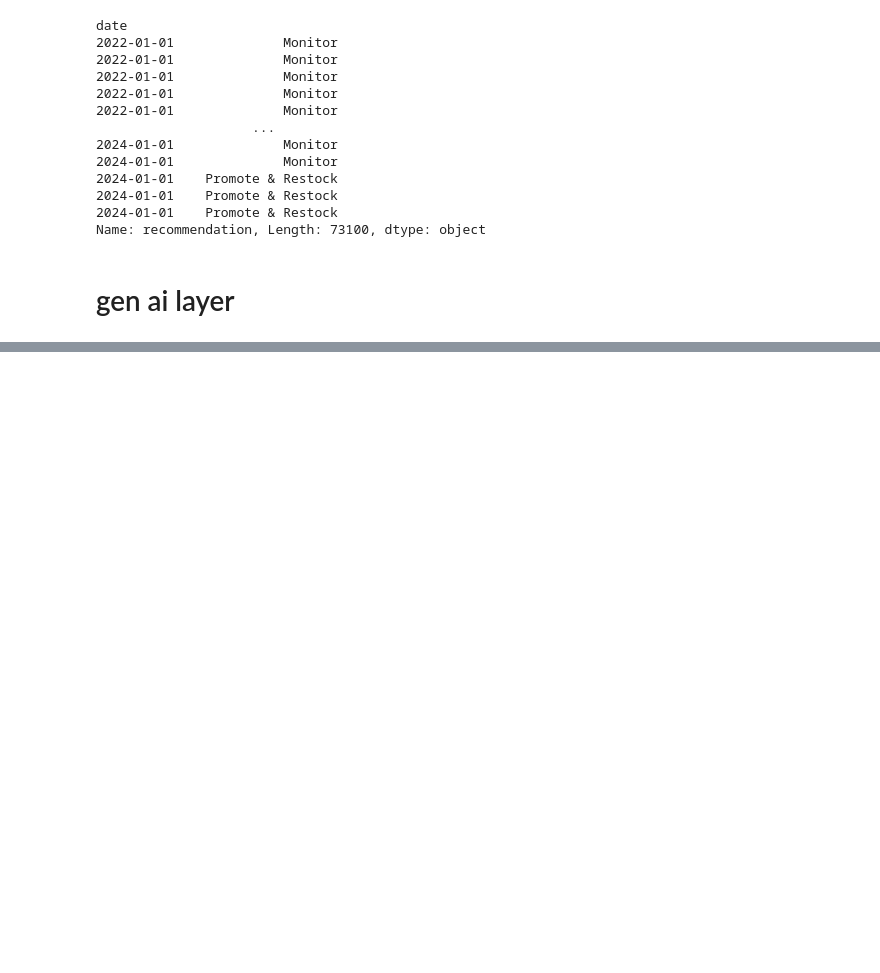
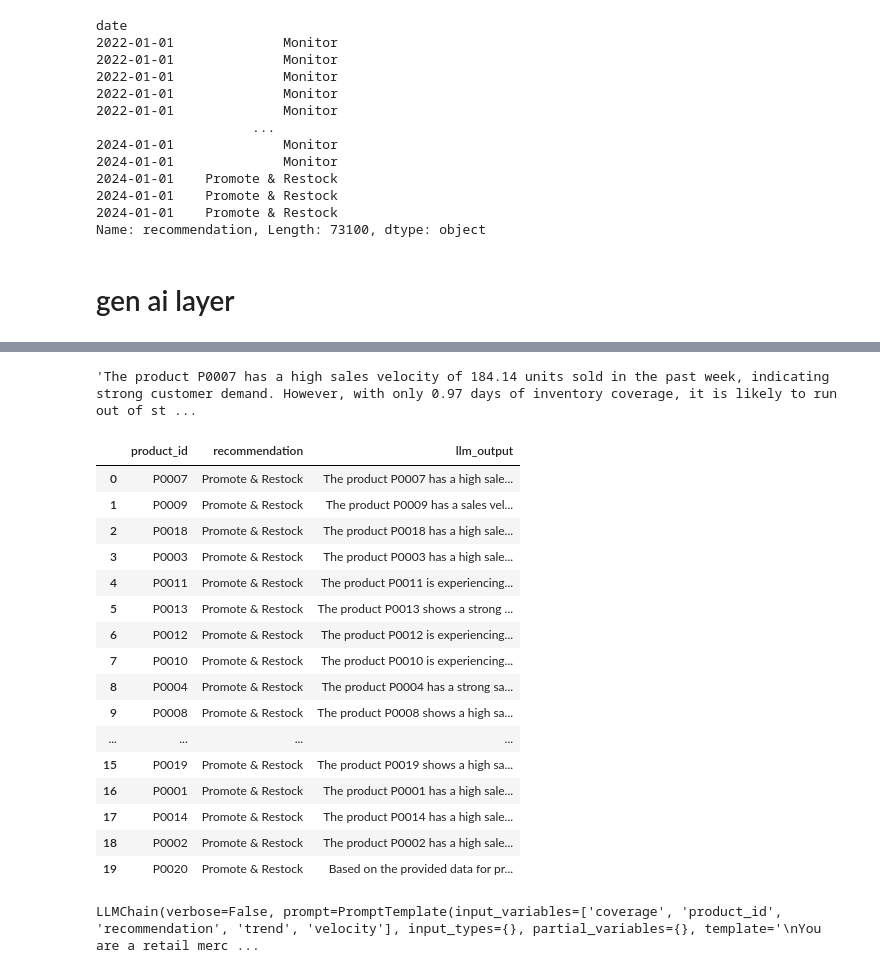
Before and after one commit to kiranrawat/retail-merchandising-copilot, a Jupyter notebook: analysis.ipynb, the cells around one changed output, grey strips where cells are left out. Saved outputs shown, nothing was run; the diff lists cells and outputs as text; code cells hidden in the pictures; blank space fills up the shorter version.

```diff
--- a/analysis.ipynb
+++ b/analysis.ipynb
@@ -143,0 +161,34 @@ print(response.choices[0].message.content)
+# %%
+results = []
+
+for _, row in df_latest.iterrows():
+    context = f"""
+    Product: {row['product_id']}
+    Sales velocity (7d): {row['sales_velocity_7d']:.2f}
+    Trend score: {row['trend_score']:.2f}
+    Inventory coverage: {row['inventory_coverage_days']:.2f} days
+    Recommendation: {row['recommendation']}
+    """
+
+    prompt = f"""
+    You are a retail merchandising assistant.
+
+    {context}
+
+    Explain briefly why and what action should be taken.
+    """
+
+    response = client.chat.completions.create(
+        model="gpt-4o-mini",
+        messages=[{"role": "user", "content": prompt}]
+    )
+
+    results.append({
+        "product_id": row['product_id'],
+        "recommendation": row['recommendation'],
+
+        "llm_output": response.choices[0].message.content
+    })
+# %%
+df_results = pd.DataFrame(results)
+df_results.head()
@@ -143,0 +202,4 @@ print(response.choices[0].message.content)
+# %%
+df_results.iloc[0]['llm_output']
+# %% [output]
+'The product P0007 has a high sales velocity of 184.14 units sold in the past week, indicating strong customer demand. However, with only 0.97 days of inventory coverage, it is likely to run out of st ...
@@ -143,0 +208,20 @@ print(response.choices[0].message.content)
+# %%
+df_results
+# %% [output]
+|  | product_id | recommendation | llm_output |
+| 0 | P0007 | Promote & Restock | The product P0007 has a high sale... |
+| 1 | P0009 | Promote & Restock | The product P0009 has a sales vel... |
+| 2 | P0018 | Promote & Restock | The product P0018 has a high sale... |
+| 3 | P0003 | Promote & Restock | The product P0003 has a high sale... |
+| 4 | P0011 | Promote & Restock | The product P0011 is experiencing... |
+| 5 | P0013 | Promote & Restock | The product P0013 shows a strong ... |
+| 6 | P0012 | Promote & Restock | The product P0012 is experiencing... |
+| 7 | P0010 | Promote & Restock | The product P0010 is experiencing... |
+| 8 | P0004 | Promote & Restock | The product P0004 has a strong sa... |
+| 9 | P0008 | Promote & Restock | The product P0008 shows a high sa... |
+| ... | ... | ... | ... |
+| 15 | P0019 | Promote & Restock | The product P0019 shows a high sa... |
+| 16 | P0001 | Promote & Restock | The product P0001 has a high sale... |
+| 17 | P0014 | Promote & Restock | The product P0014 has a high sale... |
+| 18 | P0002 | Promote & Restock | The product P0002 has a high sale... |
+| 19 | P0020 | Promote & Restock | Based on the provided data for pr... |
@@ -143,0 +259,4 @@ print(response.choices[0].message.content)
+# %%
+chain
+# %% [output]
+LLMChain(verbose=False, prompt=PromptTemplate(input_variables=['coverage', 'product_id', 'recommendation', 'trend', 'velocity'], input_types={}, partial_variables={}, template='\nYou are a retail merc ...
```
Also changed, not shown: parts of 12 cells of this notebook.
